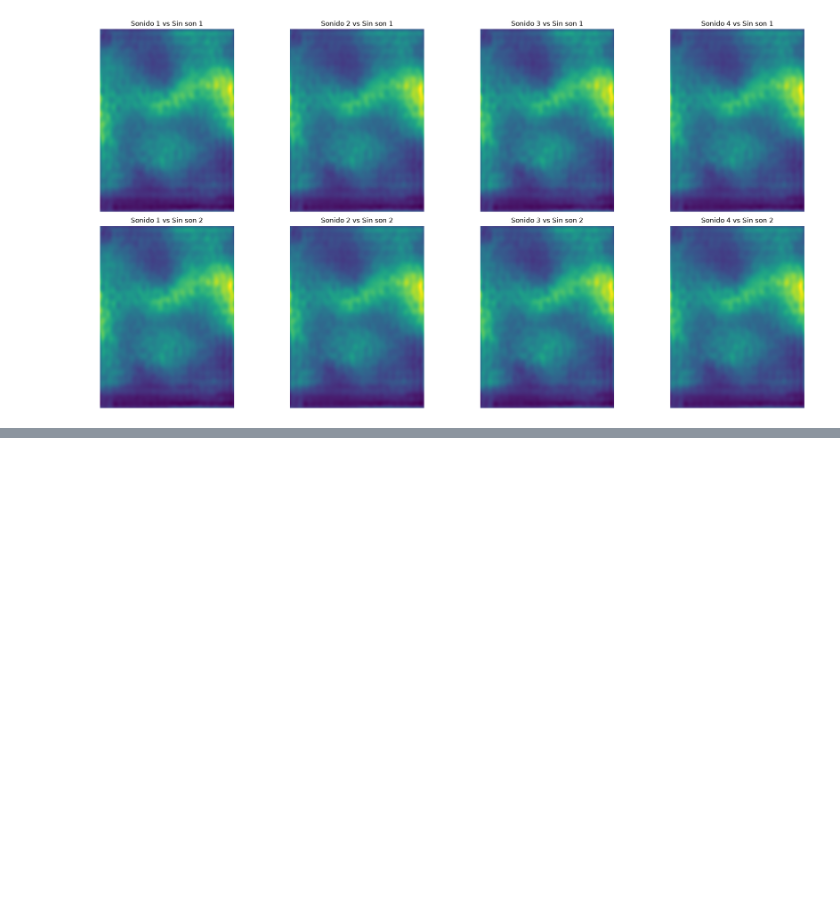
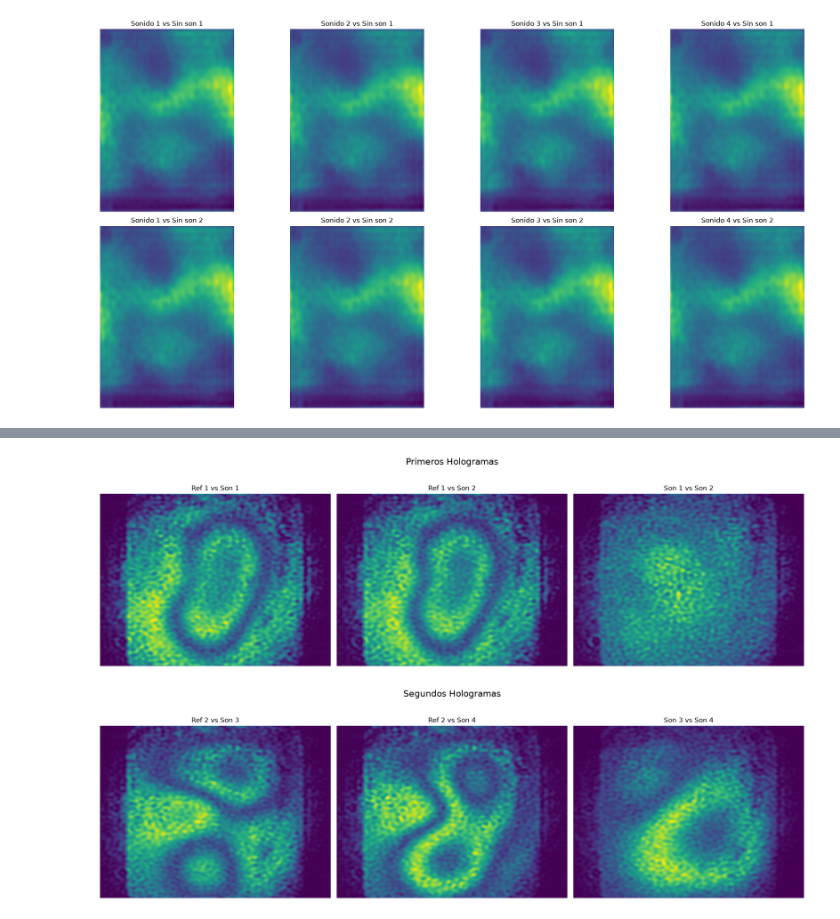
Before and after one commit to RojasG4mer/Metrologia_Optica_2026, a Jupyter notebook: Practica ESPI/Practica_ESPI.ipynb, the cells around one changed output, grey strips where cells are left out. Drawn from its saved outputs; the diff is of its cells as text; code cells hidden in the pictures; blank space fills up the shorter version.

```diff
--- a/Practica ESPI/Practica_ESPI.ipynb
+++ b/Practica ESPI/Practica_ESPI.ipynb
@@ -141,0 +124,74 @@ plt.imshow(sensor, cmap='gray')
+# %%
+import cv2
+import matplotlib.pyplot as plt
+import os
+# Asumiendo que ya tienes importados tus módulos:
+# import operaciones_basicas
+# import filtros_en_frecuencia
+
+# Radio de corte
+r = 40
+
+# Rutas a las carpetas (ajusta si la ruta relativa es diferente en tu entorno)
+ruta_P1 = "Hologramas_Dra/P1"
+ruta_P2 = "Hologramas_Dra/P2"
+
+# 1. Leer las imágenes de P1 en escala de grises
+ref_P1 = cv2.imread(os.path.join(ruta_P1, "ref_0001.tif"), cv2.IMREAD_GRAYSCALE)
+son_0004_P1 = cv2.imread(os.path.join(ruta_P1, "sonido_0004.tif"), cv2.IMREAD_GRAYSCALE)
+son_0007_P1 = cv2.imread(os.path.join(ruta_P1, "sonido_0007.tif"), cv2.IMREAD_GRAYSCALE)
+
+# 2. Leer las imágenes de P2 en escala de grises
+ref_P2 = cv2.imread(os.path.join(ruta_P2, "ref_0001.tif"), cv2.IMREAD_GRAYSCALE)
+son_0003_P2 = cv2.imread(os.path.join(ruta_P2, "sonido_0003.tif"), cv2.IMREAD_GRAYSCALE)
+son_0009_P2 = cv2.imread(os.path.join(ruta_P2, "sonido_0009.tif"), cv2.IMREAD_GRAYSCALE)
+
+# 3. Definir los pares de imágenes (Estado modificado, Estado de referencia, Título)
+# Es importante el orden para la resta (sonido - referencia) o (sonido_B - sonido_A)
+pares_P1 = [
+    (son_0004_P1, ref_P1, 'Ref 1 vs Son 1'),
+    (son_0007_P1, ref_P1, 'Ref 1 vs Son 2'),
+    (son_0007_P1, son_0004_P1, 'Son 1 vs Son 2')
+]
+
+pares_P2 = [
+    (son_0003_P2, ref_P2, 'Ref 2 vs Son 3'),
+    (son_0009_P2, ref_P2, 'Ref 2 vs Son 4'),
+    (son_0009_P2, son_0003_P2, 'Son 3 vs Son 4')
+]
+
+# --- Figura para P1 ---
+fig_p1, axes_p1 = plt.subplots(1, 3, figsize=(18, 6))
+fig_p1.suptitle('Primeros Hologramas', fontsize=16)
+
+for idx, (img_estado, img_ref, titulo) in enumerate(pares_P1):
+    # Obtener el estado diferencial de las dos imágenes
+    resta = operaciones_basicas.restar_consecutivas(img_estado, img_ref)
+    filtrada = filtros_en_frecuencia.filtro_pasa_bajas_frecuencia(resta, radio_corte=r)
+
+    # Ploteado
+    axes_p1[idx].imshow(filtrada, cmap='viridis')
+    axes_p1[idx].set_title(titulo)
+    axes_p1[idx].axis('off')
+
+plt.tight_layout()
+plt.show()
+
+
+# --- Figura para P2 ---
+fig_p2, axes_p2 = plt.subplots(1, 3, figsize=(18, 6))
+fig_p2.suptitle('Segundos Hologramas', fontsize=16)
+
+for idx, (img_estado, img_ref, titulo) in enumerate(pares_P2):
+    # Obtener el estado diferencial de las dos imágenes
+    resta = operaciones_basicas.restar_consecutivas(img_estado, img_ref)
+    filtrada = filtros_en_frecuencia.filtro_pasa_bajas_frecuencia(resta, radio_corte=r)
+
+    # Ploteado
+    axes_p2[idx].imshow(filtrada, cmap='viridis')
+    axes_p2[idx].set_title(titulo)
+    axes_p2[idx].axis('off')
+
+plt.tight_layout()
+plt.show()
+# %% [output]
@@ -141,0 +204,2 @@ plt.imshow(sensor, cmap='gray')
+[figure, added]
+[figure, added]
```
Also changed, not shown: parts of 3 cells of this notebook, 20 other files.
